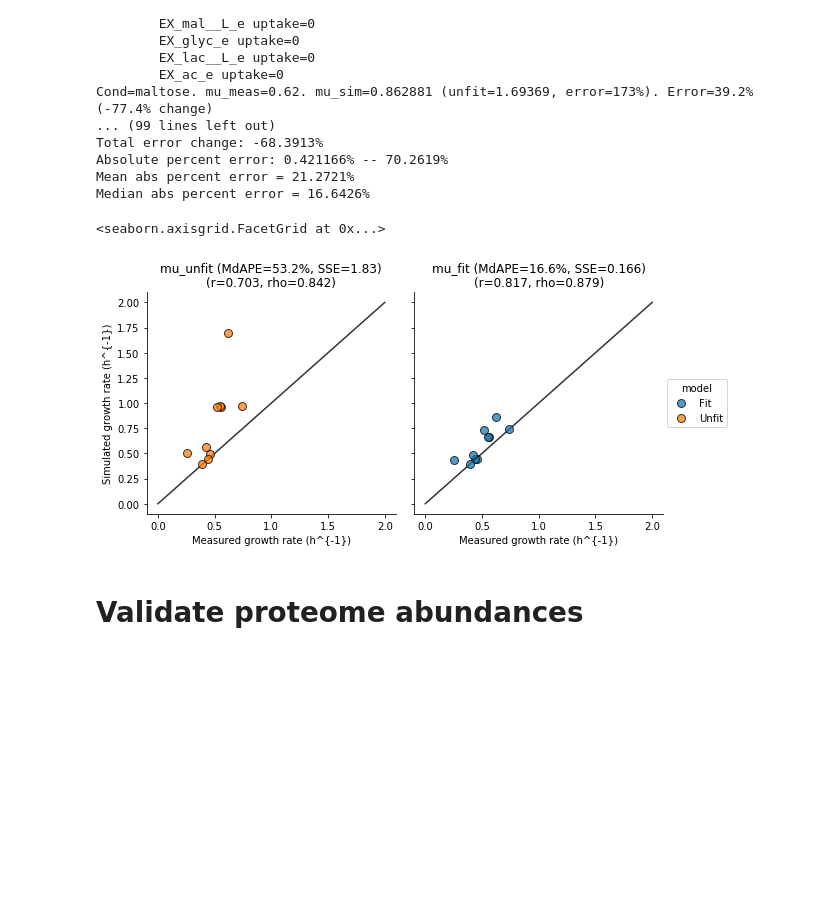
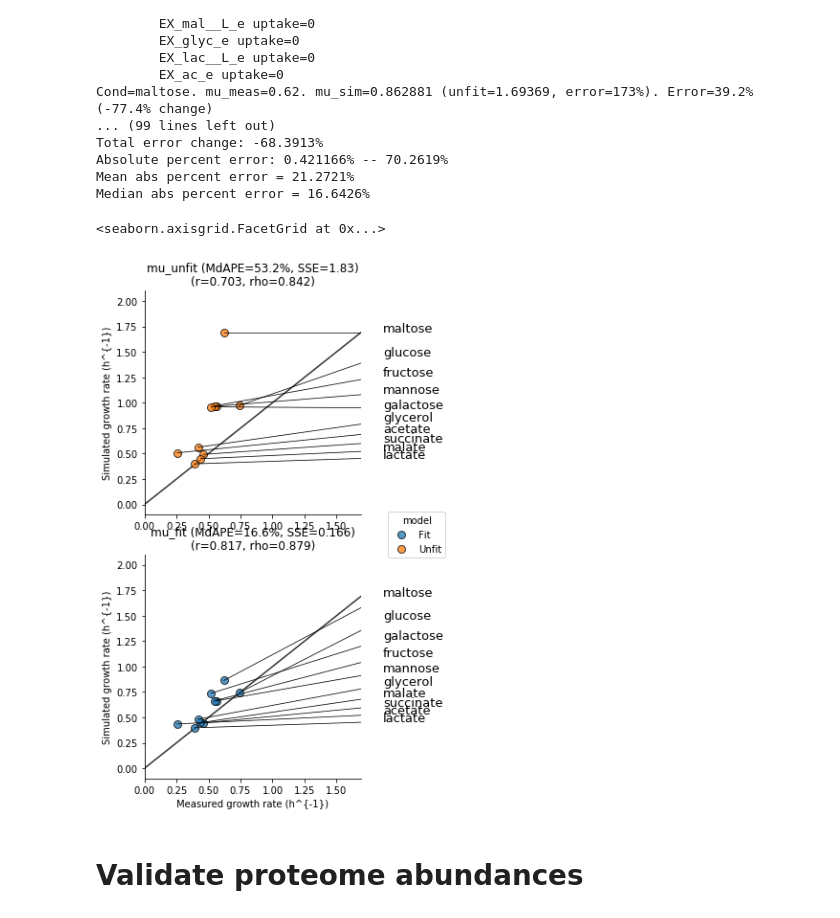
Before and after one commit to SBRG/dynamicme, a Jupyter notebook: notebooks/keff_radix/validate_fit.ipynb, the cells around one changed output. Saved outputs shown, nothing was run; the diff lists cells and outputs as text; code cells hidden in the pictures; blank space fills up the shorter version.

```diff
--- a/notebooks/keff_radix/validate_fit.ipynb
+++ b/notebooks/keff_radix/validate_fit.ipynb
@@ -145,23 +145,50 @@ df_perf = dsplot.groupby('variable').apply(lambda x: pd.Series({
 # %%
 dsplot.variable = dsplot.variable.astype('category')
 dsplot.model = dsplot.model.astype('category')
 dsplot.variable.cat.reorder_categories(['mu_unfit','mu_fit'], inplace=True)
-g = sns.FacetGrid(dsplot, col='variable', hue='model', size=4)
-g.map(plt.plot, 'mu_meas','value', linestyle='None', marker='o', markeredgecolor='#000000', lw=0.2, markersize=8, alpha=0.75)
+g = sns.FacetGrid(dsplot, row='variable', hue='model', size=4, aspect=1, sharex=False, sharey=False)
+g.map(plt.plot, 'mu_meas','value', linestyle='None', marker='o', markeredgecolor='#000000',lw=0.2, markersize=8, alpha=0.75)
 for ax in g.axes.flat:
     ax.plot([0,2],[0,2], zorder=1, color='#333333')
     mdl  = ax.get_title().replace('variable = ','')
     mdape= df_perf.loc[mdl].mdape
     sse  = df_perf.loc[mdl].sse
     r    = df_perf.loc[mdl].r
     rho  = df_perf.loc[mdl].rho
     ax.set_title('%s (MdAPE=%.3g%%, SSE=%.3g)\n(r=%.3g, rho=%.3g)'%(mdl,mdape, sse, r,rho))
+    # Plot text
+    dfj = dsplot[ dsplot.variable==mdl]
+    #----------------------------------
+    ZERO = 1e-8
+    yvar = 'value'
+    xvar = 'mu_meas'
+    textvar = 'substrate'
+    ymin = dsplot[yvar].min() #dfj[yvar].max()*ZERO*1e1
+    ymax = dsplot[yvar].max() #ZERO*5e3
+    xmax = dsplot[xvar].max()
+    xymax = max(xmax,ymax)
+    n = len(dfj[textvar].unique())
+    k = 0
+    for i,row in dfj.sort_values(yvar).iterrows():
+        x = row[xvar]
+        y = row[yvar]
+        group = row[textvar]
+        if x > ZERO and y > ZERO:
+            #incons = abs(x-y)/(x+y) > 0.9
+            #if True:
+            k += 1
+            xx = xymax*1.1
+            yy = np.exp(np.log(ymin) + float(k)/n * (np.log(ymax)-np.log(ymin)))
+            ax.text(xx, yy, group, color='black', size=13)
+            ax.plot([x, xx], [y, yy], lw=0.75, color='black', zorder=2)
+            ax.set(xlim=[ZERO, xymax])
+
 g.set_xlabels('Measured growth rate (h^{-1})')
 g.set_ylabels('Simulated growth rate (h^{-1})')
 g.add_legend()
 # %% [output]
 <seaborn.axisgrid.FacetGrid at 0x...>
-[figure, old version]
+[figure, new version]
 # %%
 if a0 is None:
     g.savefig('/home/laurence/ME/figures/decomposition/keff_radix/ijo_perf_vs_unfit.svg')
```
Also changed, not shown: 3 other files.
